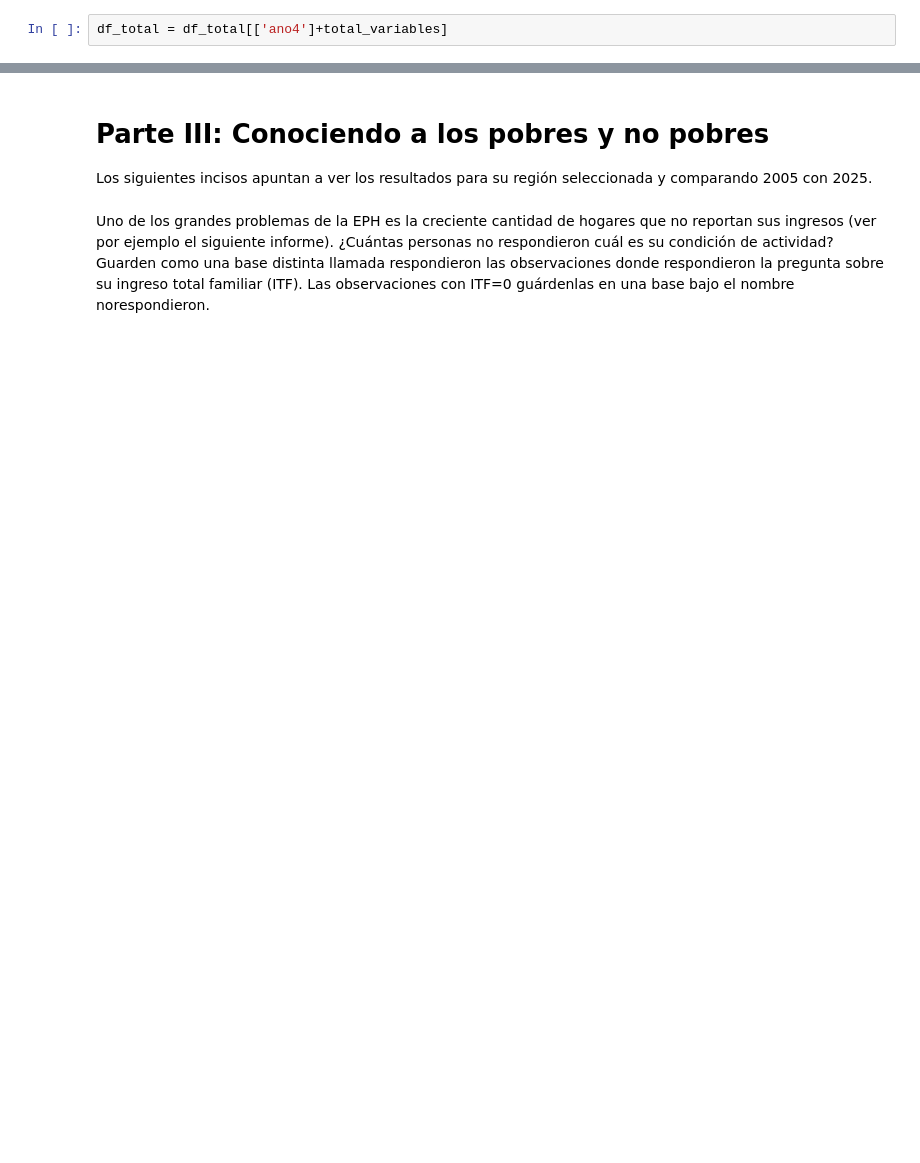
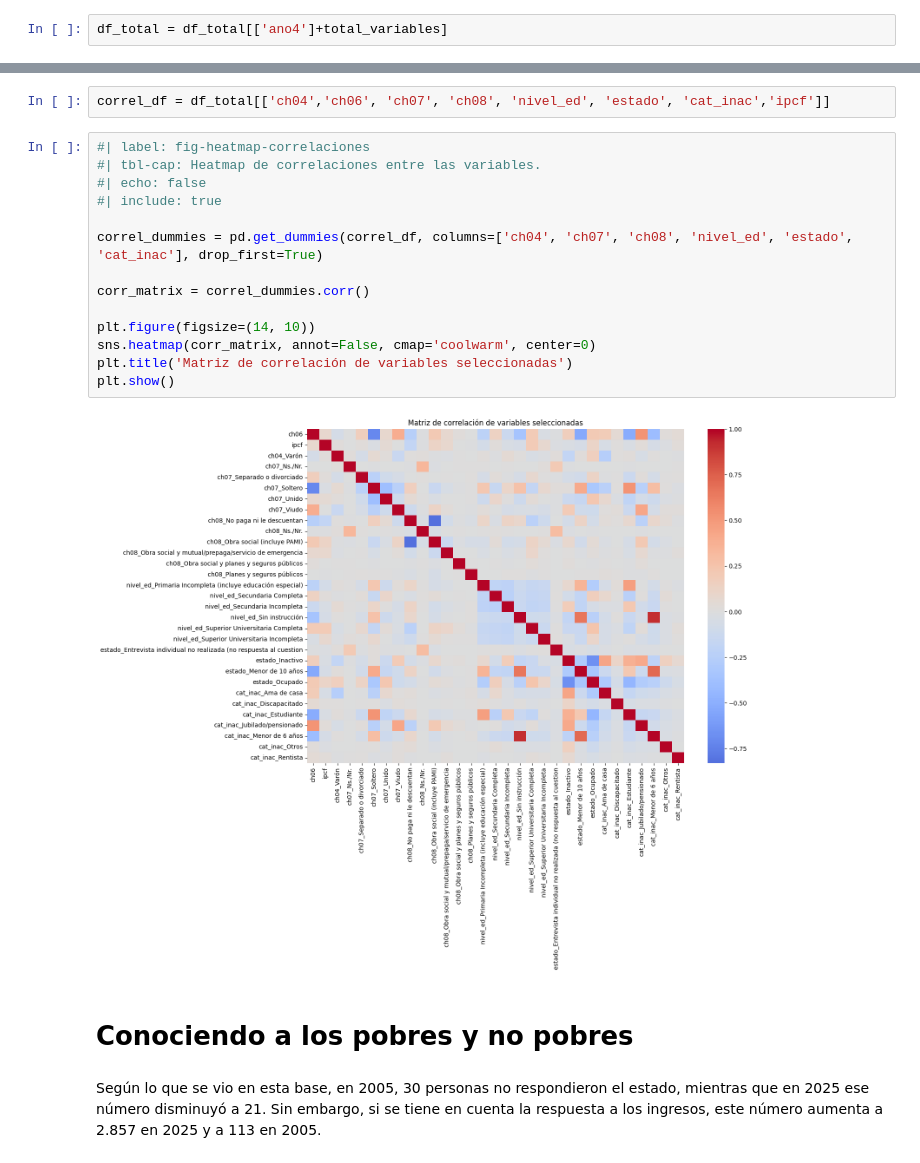
Before and after one commit to mcargnel/Big-Data-UBA-Grupo-09, a Jupyter notebook: TP1/TP1_Grupo_001.ipynb, the cells around one changed output, grey strips where cells are left out. Cells and saved outputs as stored; diff of their text form; blank space fills up the shorter version.

```diff
--- a/TP1/TP1_Grupo_001.ipynb
+++ b/TP1/TP1_Grupo_001.ipynb
@@ -146,6 +260,22 @@ Realicen una matriz de correlación para 2005 y 2025 con las siguientes variable
+# %%
+correl_df = df_total[['ch04','ch06', 'ch07', 'ch08', 'nivel_ed', 'estado', 'cat_inac','ipcf']]
+# %%
+#| label: fig-heatmap-correlaciones
+#| tbl-cap: Heatmap de correlaciones entre las variables.
+#| echo: false
+#| include: true
+
+correl_dummies = pd.get_dummies(correl_df, columns=['ch04', 'ch07', 'ch08', 'nivel_ed', 'estado', 'cat_inac'], drop_first=True)
+
+corr_matrix = correl_dummies.corr()
+
+plt.figure(figsize=(14, 10))
+sns.heatmap(corr_matrix, annot=False, cmap='coolwarm', center=0)
+plt.title('Matriz de correlación de variables seleccionadas')
+plt.show()
+# %% [output]
+[figure, added]
 # %% [markdown]
-# Parte III: Conociendo a los pobres y no pobres
-
-Los siguientes incisos apuntan a ver los resultados para su región seleccionada y comparando 2005 con 2025.
+# Conociendo a los pobres y no pobres
 # %% [markdown]
-Uno de los grandes problemas de la EPH es la creciente cantidad de hogares que no reportan sus ingresos (ver por ejemplo el siguiente informe). ¿Cuántas personas no respondieron cuál es su condición de actividad? Guarden como una base distinta llamada respondieron las observaciones donde respondieron la pregunta sobre su ingreso total familiar (ITF). Las observaciones con ITF=0 guárdenlas en una base bajo el nombre norespondieron.
+Según lo que se vio en esta base, en 2005, 30 personas no respondieron el estado, mientras que en 2025 ese número disminuyó a 21. Sin embargo, si se tiene en cuenta la respuesta a los ingresos, este número aumenta a 2.857 en 2025 y a 113 en 2005.
```
Also changed, not shown: parts of 56 cells of this notebook, 1 other file.
